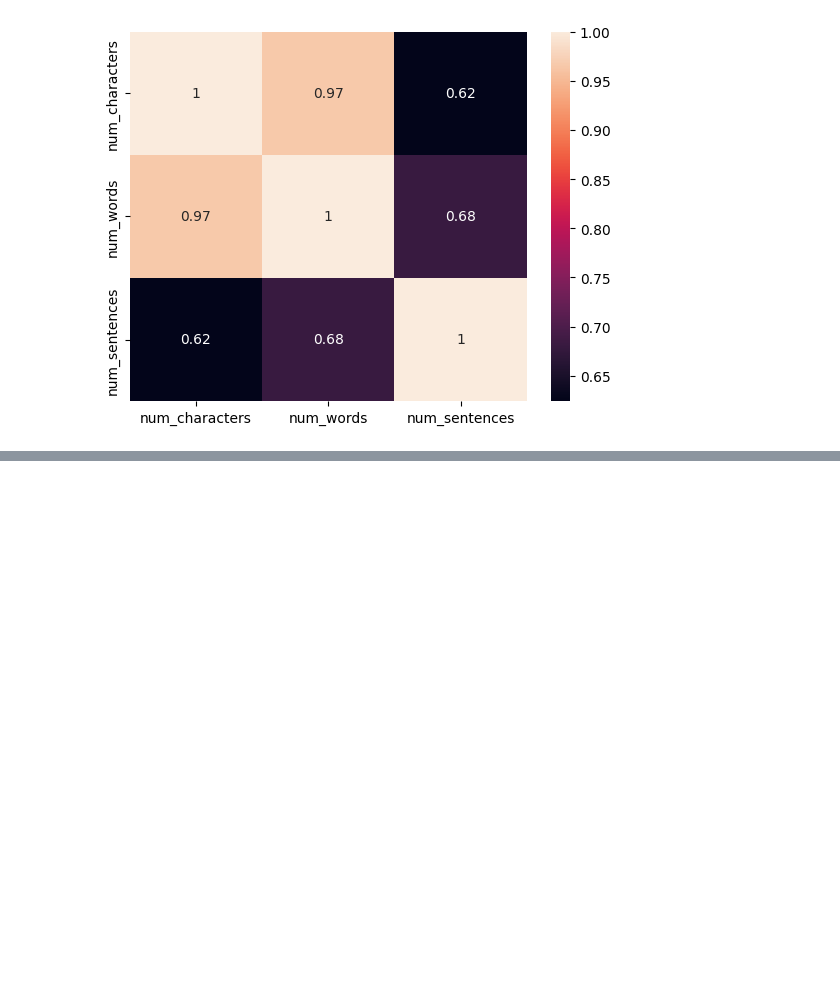
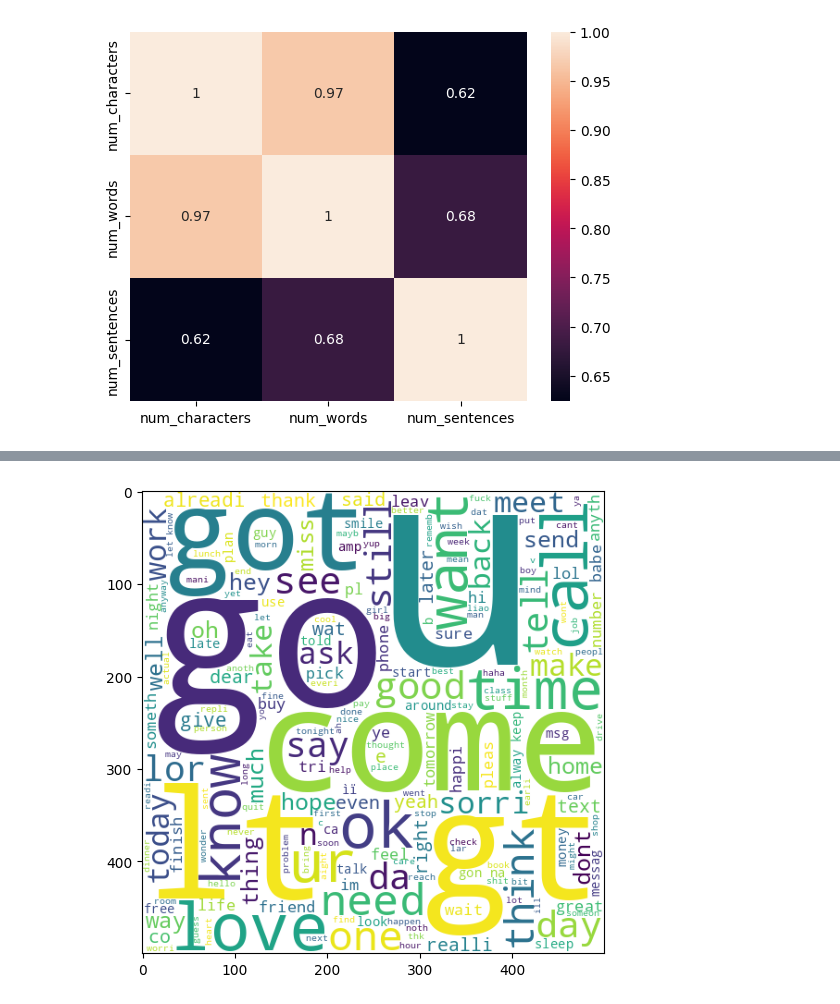
Before and after one commit to saptarshipal1/sms_spam_classification, a Jupyter notebook: data/sms_spam_classification.ipynb, the cells around one changed output, grey strips where cells are left out. Drawn from its saved outputs; the diff is of its cells as text; code cells hidden in the pictures; blank space fills up the shorter version.

```diff
--- a/data/sms_spam_classification.ipynb
+++ b/data/sms_spam_classification.ipynb
@@ -214,0 +338,8 @@ sns.heatmap(df1[['num_characters','num_words','num_sentences']].corr(),annot=Tru
+# %%
+ham_wc = wc.generate(df1[df1['target']==0]['transformed_text'].str.cat(sep =" "))
+plt.figure(figsize = (15,6))
+plt.imshow(ham_wc)
+
+plt.show()
+# %% [output]
+[figure, added]
```
Also changed, not shown: parts of 48 cells of this notebook, 1 other file.
